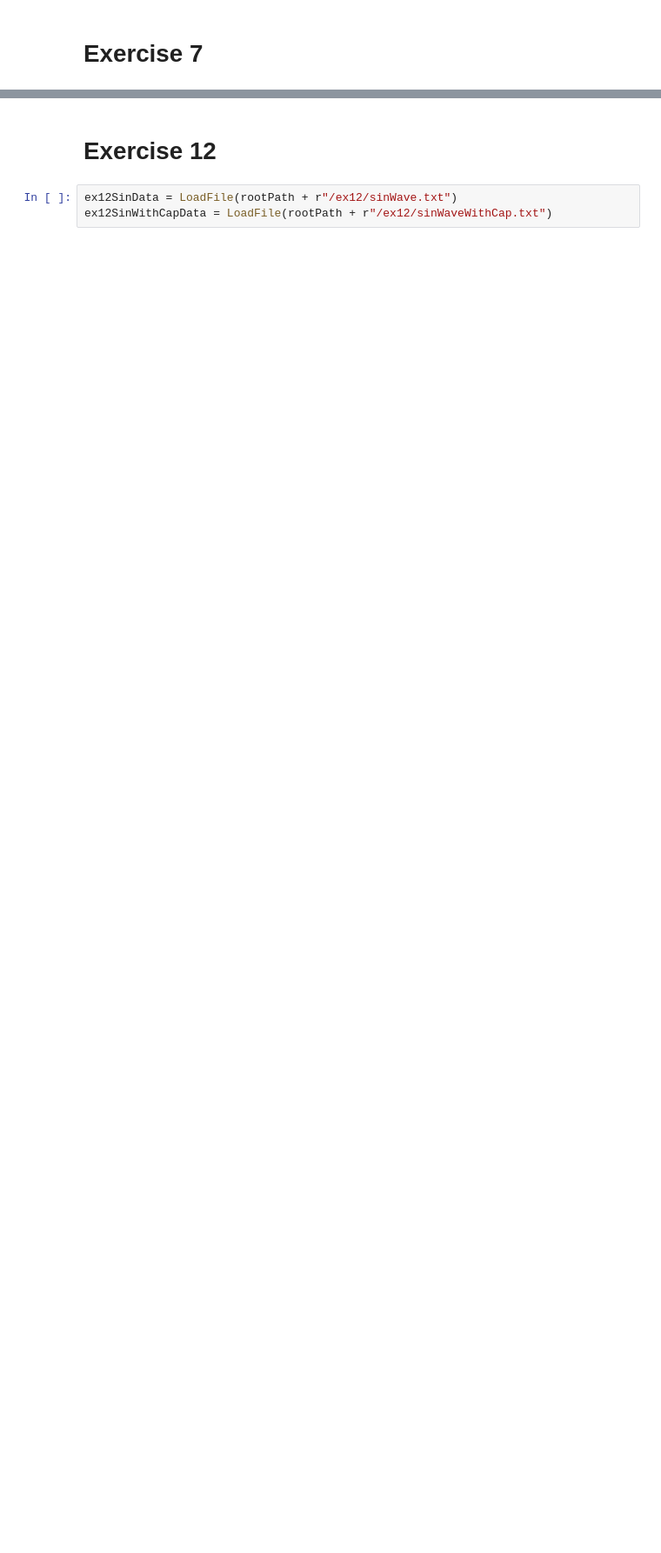
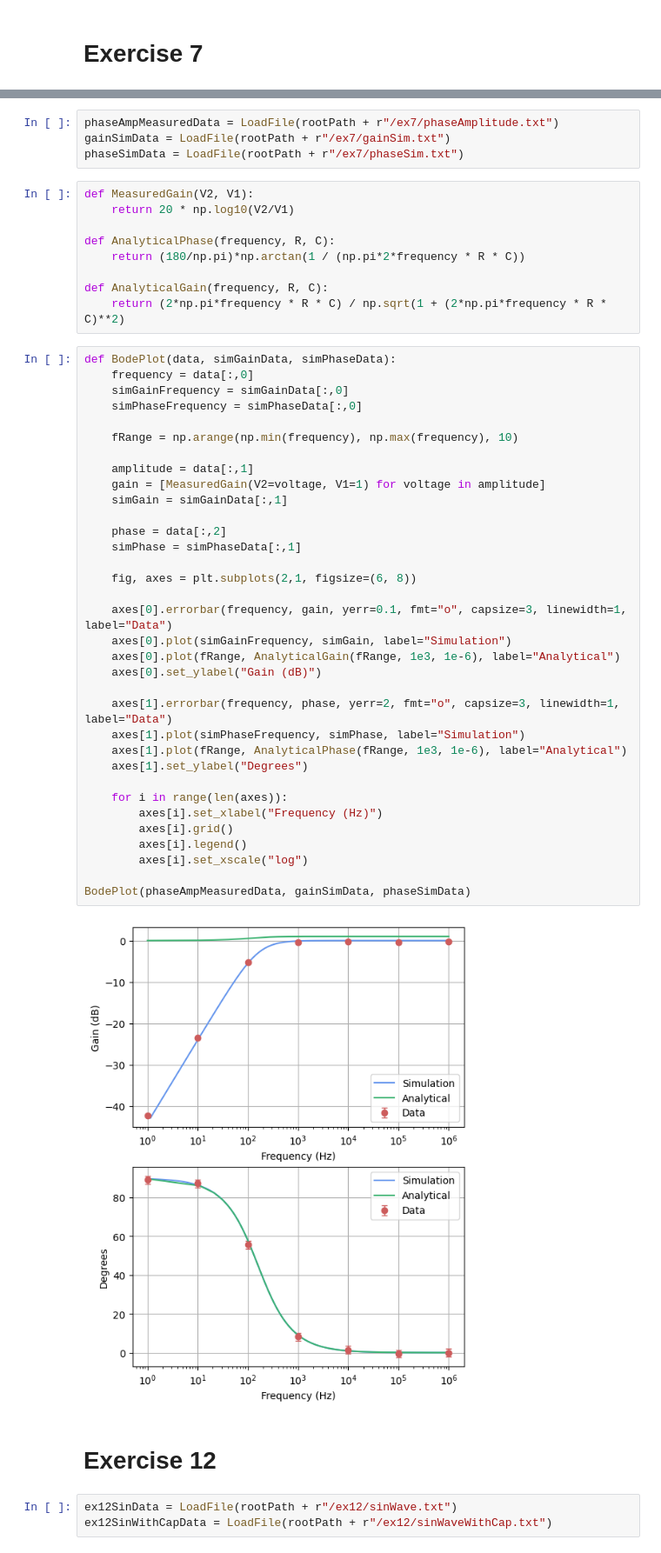
Before and after one commit to daraghhollman/UCD_PASS_Labs, a Jupyter notebook: Electronics/Python/electronics.ipynb, the cells around one changed output, grey strips where cells are left out. Shown at 87% size. Cells and saved outputs as stored; diff of their text form; blank space fills up the shorter version.

```diff
--- a/Electronics/Python/electronics.ipynb
+++ b/Electronics/Python/electronics.ipynb
@@ -62,3 +137,52 @@ ex5Plot(ex5)
+# %%
+phaseAmpMeasuredData = LoadFile(rootPath + r"/ex7/phaseAmplitude.txt")
+gainSimData = LoadFile(rootPath + r"/ex7/gainSim.txt")
+phaseSimData = LoadFile(rootPath + r"/ex7/phaseSim.txt")
+# %%
+def MeasuredGain(V2, V1):
+    return 20 * np.log10(V2/V1)
+
+def AnalyticalPhase(frequency, R, C):
+    return (180/np.pi)*np.arctan(1 / (np.pi*2*frequency * R * C))
+
+def AnalyticalGain(frequency, R, C):
+    return (2*np.pi*frequency * R * C) / np.sqrt(1 + (2*np.pi*frequency * R * C)**2)
+# %%
+def BodePlot(data, simGainData, simPhaseData):
+    frequency = data[:,0]
+    simGainFrequency = simGainData[:,0]
+    simPhaseFrequency = simPhaseData[:,0]
+
+    fRange = np.arange(np.min(frequency), np.max(frequency), 10)
+
+    amplitude = data[:,1]
+    gain = [MeasuredGain(V2=voltage, V1=1) for voltage in amplitude]
+    simGain = simGainData[:,1]
+
+    phase = data[:,2]
+    simPhase = simPhaseData[:,1]
+
+    fig, axes = plt.subplots(2,1, figsize=(6, 8))
+
+    axes[0].errorbar(frequency, gain, yerr=0.1, fmt="o", capsize=3, linewidth=1, label="Data")
+    axes[0].plot(simGainFrequency, simGain, label="Simulation")
+    axes[0].plot(fRange, AnalyticalGain(fRange, 1e3, 1e-6), label="Analytical")
+    axes[0].set_ylabel("Gain (dB)")
+
+    axes[1].errorbar(frequency, phase, yerr=2, fmt="o", capsize=3, linewidth=1, label="Data")
+    axes[1].plot(simPhaseFrequency, simPhase, label="Simulation")
+    axes[1].plot(fRange, AnalyticalPhase(fRange, 1e3, 1e-6), label="Analytical")
+    axes[1].set_ylabel("Degrees")
+
+    for i in range(len(axes)):
+        axes[i].set_xlabel("Frequency (Hz)")
+        axes[i].grid()
+        axes[i].legend()
+        axes[i].set_xscale("log")
+
+BodePlot(phaseAmpMeasuredData, gainSimData, phaseSimData)
+# %% [output]
+[figure, added]
 # %% [markdown]
 # Exercise 12
 # %%
```
Also changed, not shown: parts of 8 cells of this notebook, 9 other files.
